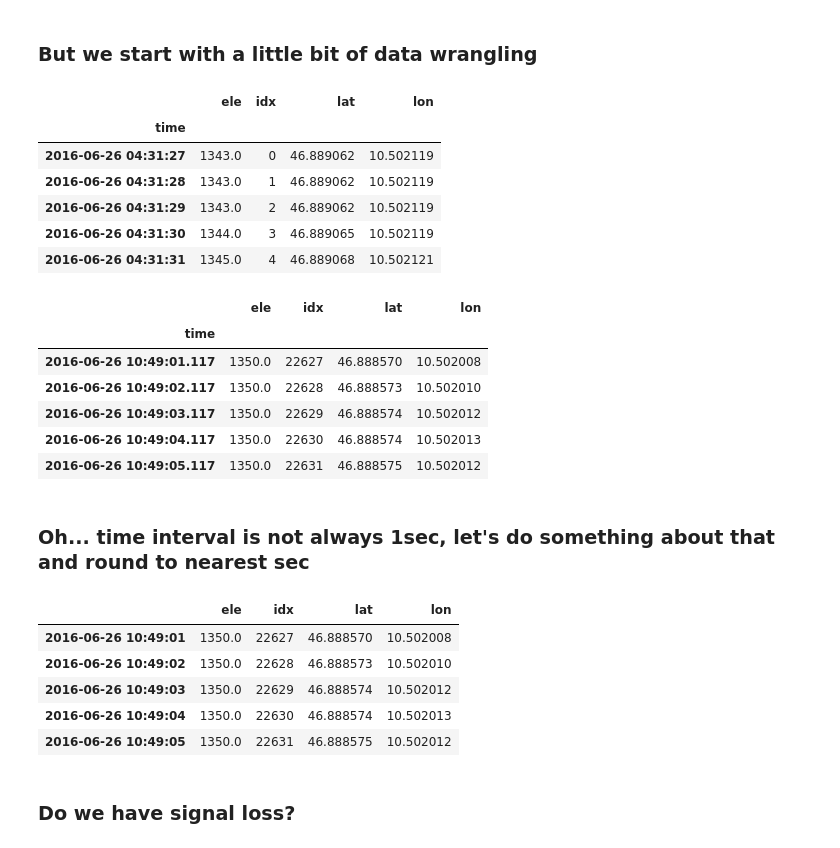
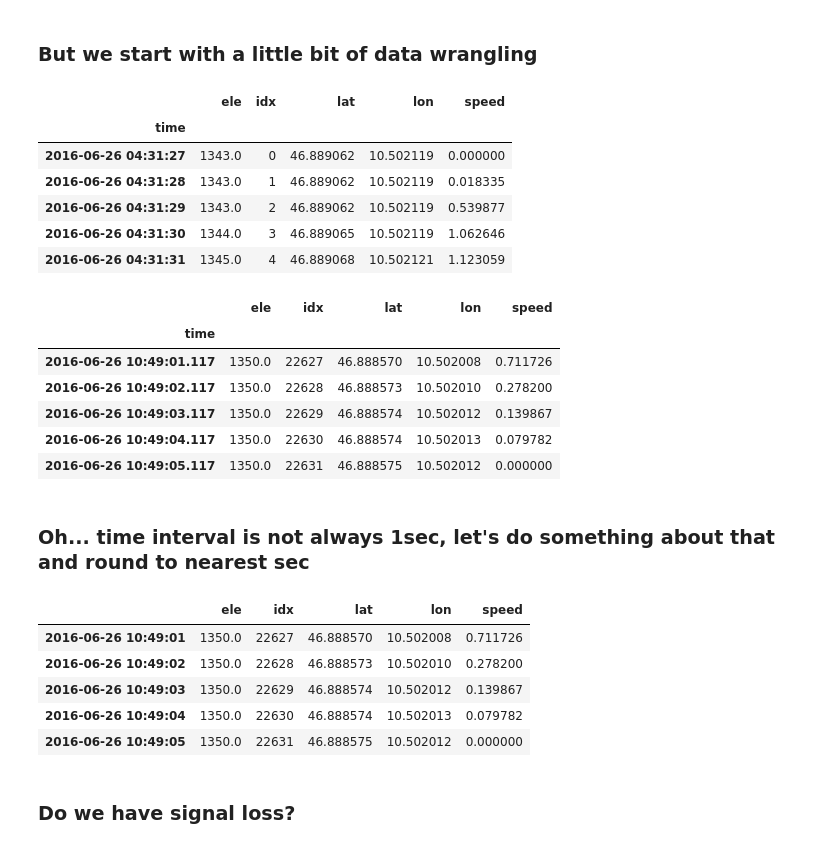
Before and after one commit to FlorianWilhelm/gps_data_with_python, a Jupyter notebook: notebooks/pykalman.ipynb, the cells around one changed output. Drawn from its saved outputs; the diff is of its cells as text; code cells hidden in the pictures.

```diff
--- a/notebooks/pykalman.ipynb
+++ b/notebooks/pykalman.ipynb
@@ -29,0 +32,7 @@ UphillDownhill(uphill=4446.100000000043, downhill=4439.100000000031)
+# %%
+segment.points[0].speed = 0.0
+segment.points[-1].speed = 0.0
+gpx_file.add_missing_speeds()
+
+speed = np.array([p.speed for p in segment.points])*3.6
+plt.plot(speed)
@@ -32,41 +44,42 @@ UphillDownhill(uphill=4446.100000000043, downhill=4439.100000000031)
 # %%
 coords = pd.DataFrame([{'idx': i,
                         'lat': p.latitude,
                         'lon': p.longitude,
                         'ele': p.elevation,
+                        'speed': p.speed,
                         'time': p.time} for i, p in enumerate(segment.points)])
 coords.set_index('time', inplace=True)
 coords.head()
 # %% [output]
-|  | ele | idx | lat | lon |
-| time |  |  |  |  |
-| 2016-06-26 04:31:27 | 1343.0 | 0 | 46.889062 | 10.502119 |
-| 2016-06-26 04:31:28 | 1343.0 | 1 | 46.889062 | 10.502119 |
-| 2016-06-26 04:31:29 | 1343.0 | 2 | 46.889062 | 10.502119 |
-| 2016-06-26 04:31:30 | 1344.0 | 3 | 46.889065 | 10.502119 |
-| 2016-06-26 04:31:31 | 1345.0 | 4 | 46.889068 | 10.502121 |
+|  | ele | idx | lat | lon | speed |
+| time |  |  |  |  |  |
+| 2016-06-26 04:31:27 | 1343.0 | 0 | 46.889062 | 10.502119 | 0.000000 |
+| 2016-06-26 04:31:28 | 1343.0 | 1 | 46.889062 | 10.502119 | 0.018335 |
+| 2016-06-26 04:31:29 | 1343.0 | 2 | 46.889062 | 10.502119 | 0.539877 |
+| 2016-06-26 04:31:30 | 1344.0 | 3 | 46.889065 | 10.502119 | 1.062646 |
+| 2016-06-26 04:31:31 | 1345.0 | 4 | 46.889068 | 10.502121 | 1.123059 |
 # %%
 coords.tail()
 # %% [output]
-|  | ele | idx | lat | lon |
-| time |  |  |  |  |
-| 2016-06-26 10:49:01.117 | 1350.0 | 22627 | 46.888570 | 10.502008 |
-| 2016-06-26 10:49:02.117 | 1350.0 | 22628 | 46.888573 | 10.502010 |
-| 2016-06-26 10:49:03.117 | 1350.0 | 22629 | 46.888574 | 10.502012 |
-| 2016-06-26 10:49:04.117 | 1350.0 | 22630 | 46.888574 | 10.502013 |
-| 2016-06-26 10:49:05.117 | 1350.0 | 22631 | 46.888575 | 10.502012 |
+|  | ele | idx | lat | lon | speed |
+| time |  |  |  |  |  |
+| 2016-06-26 10:49:01.117 | 1350.0 | 22627 | 46.888570 | 10.502008 | 0.711726 |
+| 2016-06-26 10:49:02.117 | 1350.0 | 22628 | 46.888573 | 10.502010 | 0.278200 |
+| 2016-06-26 10:49:03.117 | 1350.0 | 22629 | 46.888574 | 10.502012 | 0.139867 |
+| 2016-06-26 10:49:04.117 | 1350.0 | 22630 | 46.888574 | 10.502013 | 0.079782 |
+| 2016-06-26 10:49:05.117 | 1350.0 | 22631 | 46.888575 | 10.502012 | 0.000000 |
 # %% [markdown]
 ### Oh... time interval is not always 1sec, let's do something about that and round to nearest sec
 # %%
 coords.index = np.round(coords.index.astype(np.int64), -9).astype('datetime64[ns]')
 coords.tail()
 # %% [output]
-|  | ele | idx | lat | lon |
-| 2016-06-26 10:49:01 | 1350.0 | 22627 | 46.888570 | 10.502008 |
-| 2016-06-26 10:49:02 | 1350.0 | 22628 | 46.888573 | 10.502010 |
-| 2016-06-26 10:49:03 | 1350.0 | 22629 | 46.888574 | 10.502012 |
-| 2016-06-26 10:49:04 | 1350.0 | 22630 | 46.888574 | 10.502013 |
-| 2016-06-26 10:49:05 | 1350.0 | 22631 | 46.888575 | 10.502012 |
+|  | ele | idx | lat | lon | speed |
+| 2016-06-26 10:49:01 | 1350.0 | 22627 | 46.888570 | 10.502008 | 0.711726 |
+| 2016-06-26 10:49:02 | 1350.0 | 22628 | 46.888573 | 10.502010 | 0.278200 |
+| 2016-06-26 10:49:03 | 1350.0 | 22629 | 46.888574 | 10.502012 | 0.139867 |
+| 2016-06-26 10:49:04 | 1350.0 | 22630 | 46.888574 | 10.502013 | 0.079782 |
+| 2016-06-26 10:49:05 | 1350.0 | 22631 | 46.888575 | 10.502012 | 0.000000 |
 # %% [markdown]
 ### Do we have signal loss?
 # %%
```
Also changed, not shown: parts of 43 cells of this notebook, 6 other files.
